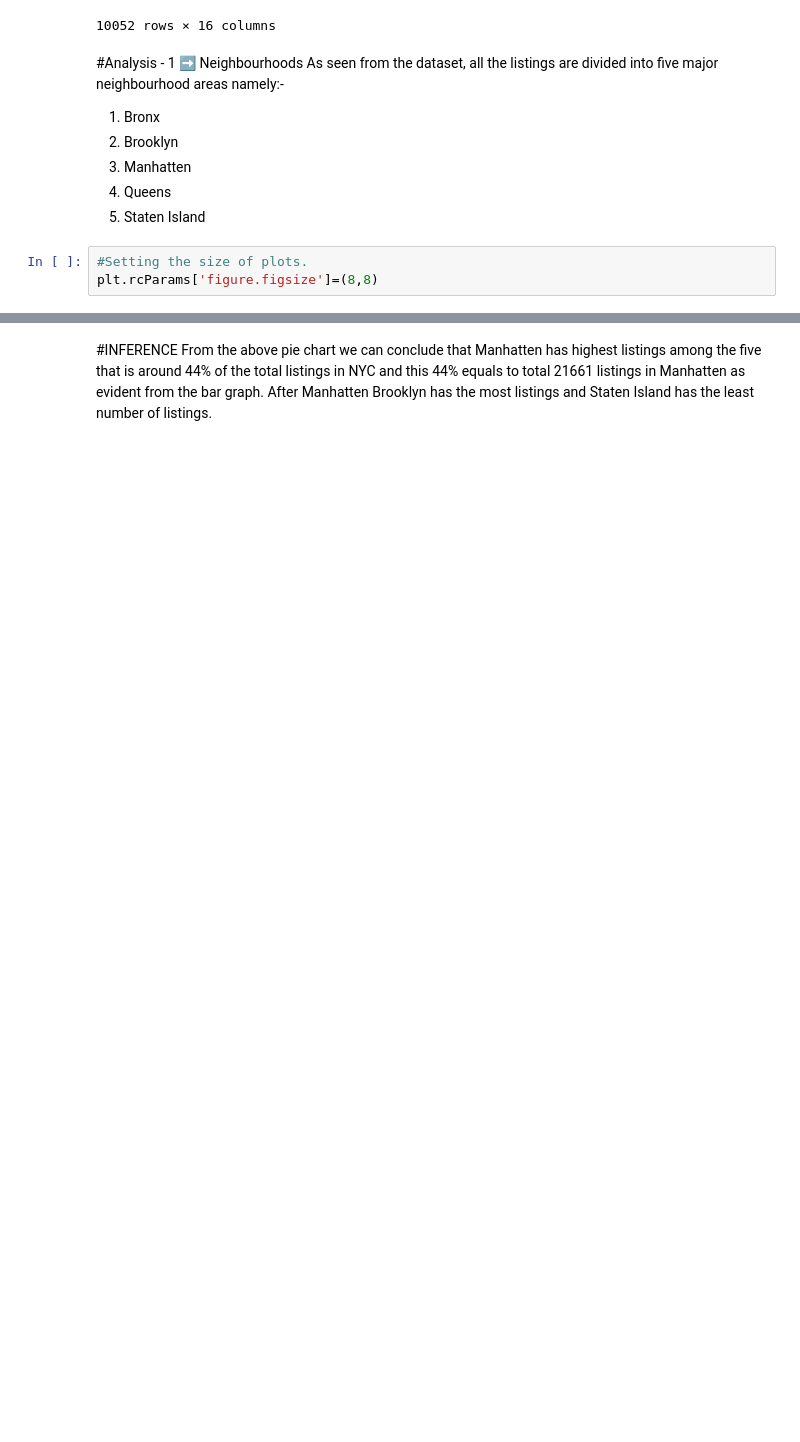
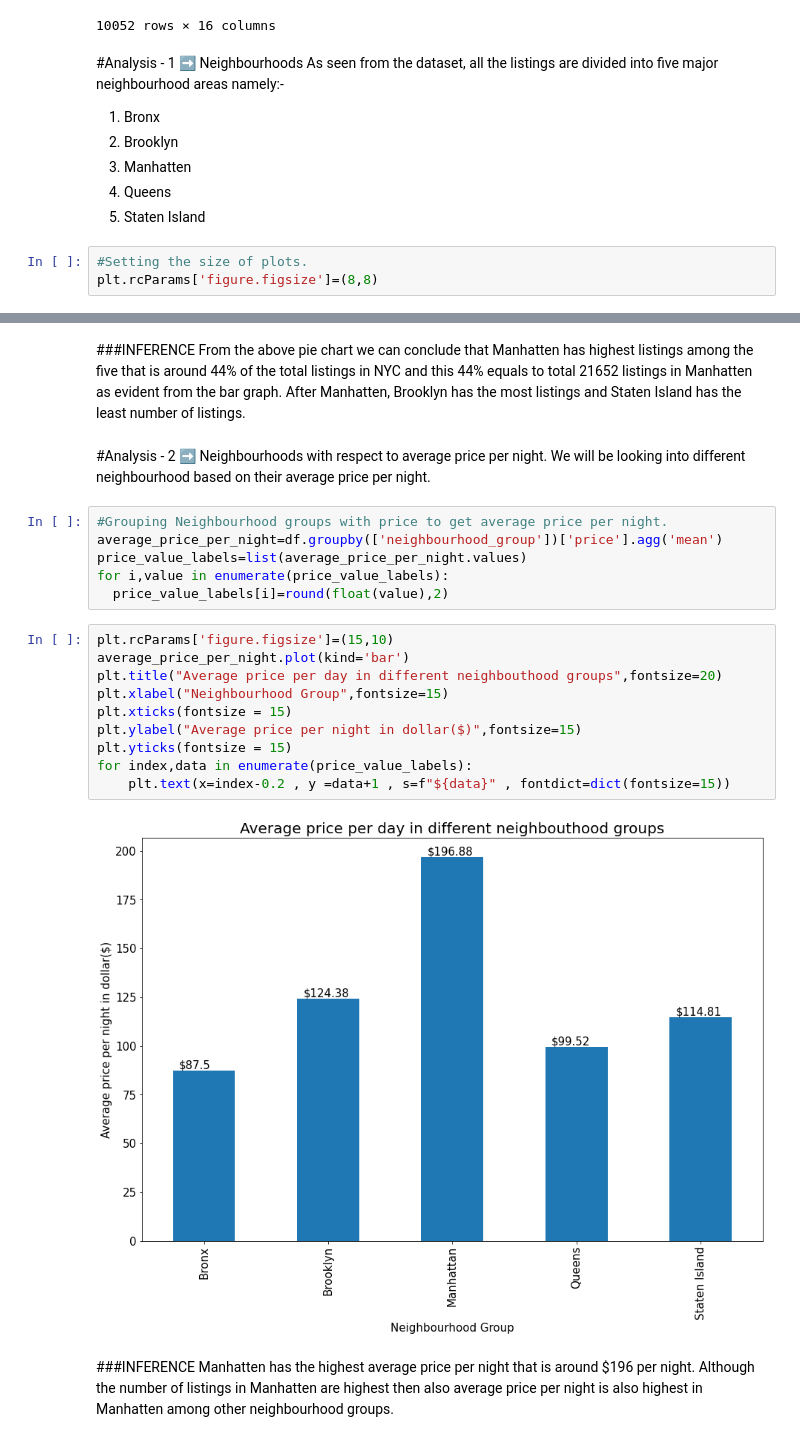
Before and after one commit to shubhamjangid510/EDA-Capstone-Airbnb-Analysis, a Jupyter notebook: Airbnb_Bookings_Analysis_Capstone_Project.ipynb, the cells around one changed output, grey strips where cells are left out. Drawn from its saved outputs; the diff is of its cells as text; blank space fills up the shorter version.

```diff
--- a/Airbnb_Bookings_Analysis_Capstone_Project.ipynb
+++ b/Airbnb_Bookings_Analysis_Capstone_Project.ipynb
@@ -173,4 +181,28 @@ for index,data in enumerate(neighbourhoods_counts):
 # %% [markdown]
-#INFERENCE
-From the above pie chart we can conclude that Manhatten has highest listings among the five that is around 44% of the total listings in NYC and this 44% equals to total 21661 listings in Manhatten as evident from the bar graph.
-After Manhatten Brooklyn has the most listings and Staten Island has the least number of listings.
+###INFERENCE
+From the above pie chart we can conclude that Manhatten has highest listings among the five that is around 44% of the total listings in NYC and this 44% equals to total 21652 listings in Manhatten as evident from the bar graph.
+After Manhatten, Brooklyn has the most listings and Staten Island has the least number of listings.
+# %% [markdown]
+#Analysis - 2 ➡ Neighbourhoods with respect to average price per night.
+We will be looking into different neighbourhood based on their average price per night.
+# %%
+#Grouping Neighbourhood groups with price to get average price per night.
+average_price_per_night=df.groupby(['neighbourhood_group'])['price'].agg('mean')
+price_value_labels=list(average_price_per_night.values)
+for i,value in enumerate(price_value_labels):
+  price_value_labels[i]=round(float(value),2)
+# %%
+plt.rcParams['figure.figsize']=(15,10)
+average_price_per_night.plot(kind='bar')
+plt.title("Average price per day in different neighbouthood groups",fontsize=20)
+plt.xlabel("Neighbourhood Group",fontsize=15)
+plt.xticks(fontsize = 15)
+plt.ylabel("Average price per night in dollar($)",fontsize=15)
+plt.yticks(fontsize = 15)
+for index,data in enumerate(price_value_labels):
+    plt.text(x=index-0.2 , y =data+1 , s=f"${data}" , fontdict=dict(fontsize=15))
+# %% [output]
+[figure, added]
+# %% [markdown]
+###INFERENCE
+Manhatten has the highest average price per night that is around $196 per night. Although the number of listings in Manhatten are highest then also average price per night is also highest in Manhatten among other neighbourhood groups.
```
Also changed, not shown: parts of 21 cells of this notebook.
